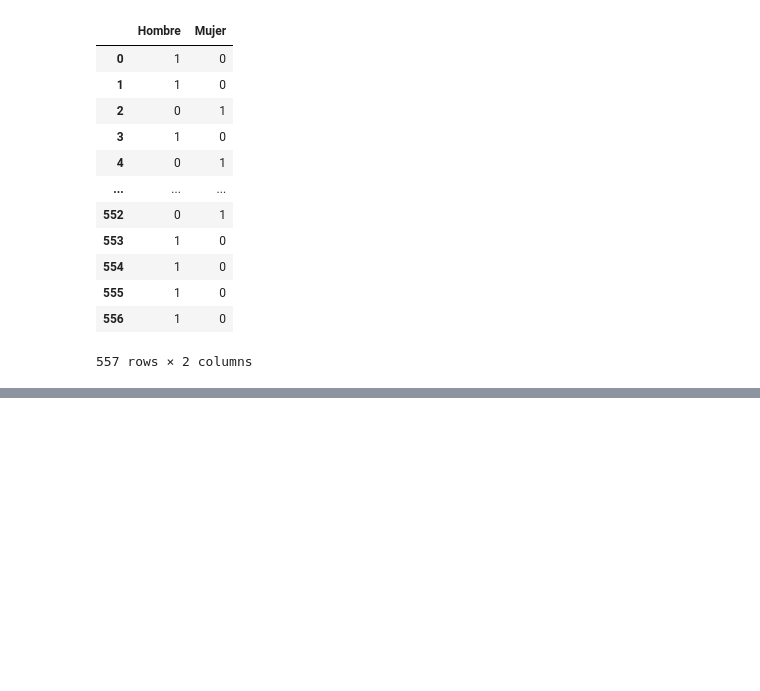
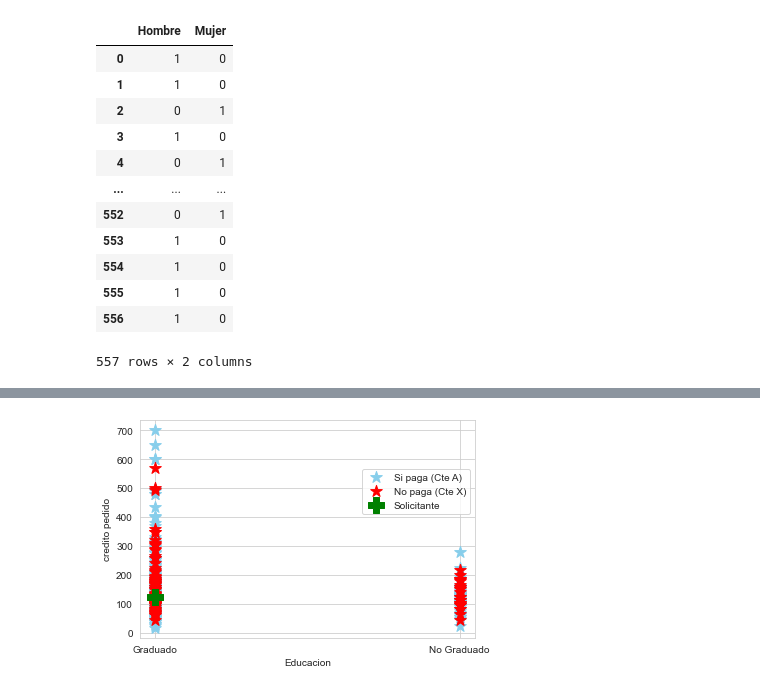
Before and after one commit to dianazavalaA/pruebaDataAnalist, a Jupyter notebook: TestCreditos.ipynb, the cells around one changed output, grey strips where cells are left out. Saved outputs shown, nothing was run; the diff lists cells and outputs as text; code cells hidden in the pictures; blank space fills up the shorter version.

```diff
--- a/TestCreditos.ipynb
+++ b/TestCreditos.ipynb
@@ -141,0 +380,13 @@ cat_numerica
+# %%
+Educacion="Graduado"  #Aquí estamos haciendo una pequeña prueba donde estamos gráficando educacion vs crédito pedido y que nos arroje en la misma gráfica si es posible que alguien graduado o no nos diga si es posible que pagué o no
+Credito_pedido=125
+
+plt.scatter(prestamos_aceptados['Educacion'].astype(str),prestamos_aceptados['Credito_pedido'], marker="*", s=150, color="skyblue", label="Si paga (Cte A)")
+plt.scatter(prestamos_rechazados['Educacion'].astype(str),prestamos_rechazados['Credito_pedido'], marker="*", s=150, color="red", label="No paga (Cte X)")
+plt.scatter(Educacion,Credito_pedido, marker="P", s=250, color="green", label="Solicitante")
+plt.ylabel('credito pedido')
+plt.xlabel('Educacion')
+plt.legend(bbox_to_anchor=(1,0.8))
+plt.show()
+# %% [output]
+[figure, added]
```
Also changed, not shown: parts of 53 cells of this notebook.
